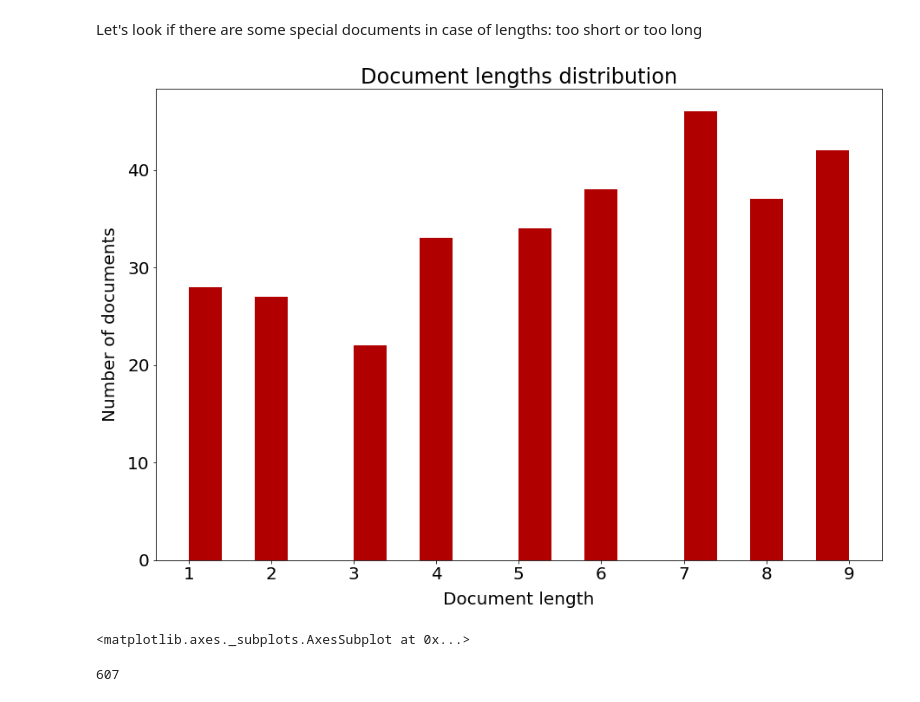
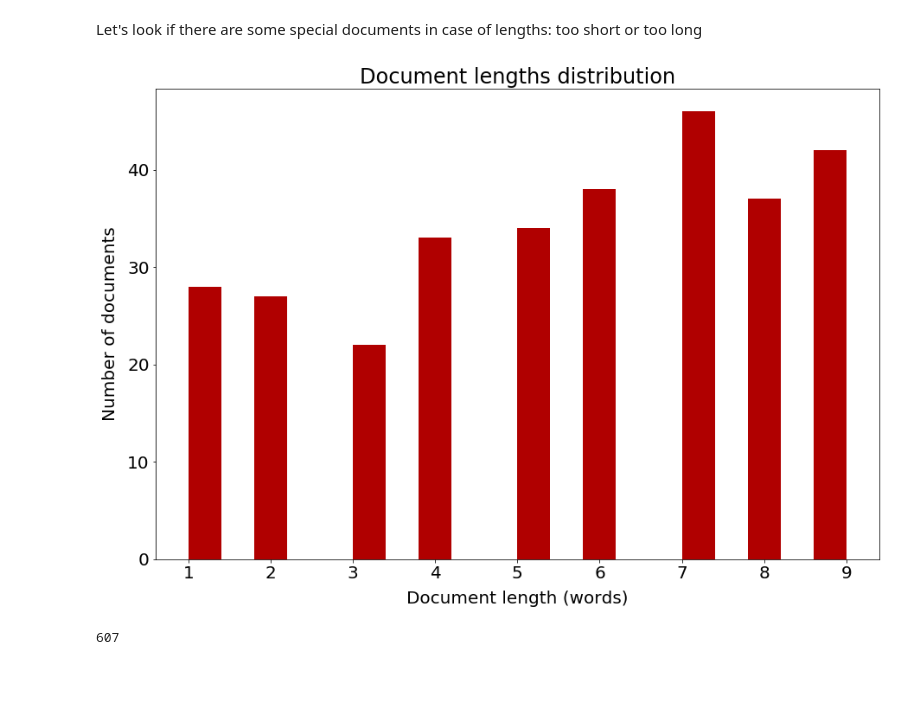
Before and after one commit to Alvant/20-newsgroups-secrets, a Jupyter notebook: Basic-Study-of-the-20-Newsgroups-Dataset.ipynb, the cells around one changed output. Saved outputs shown, nothing was run; the diff lists cells and outputs as text; code cells hidden in the pictures; blank space fills up the shorter version.

```diff
--- a/Basic-Study-of-the-20-Newsgroups-Dataset.ipynb
+++ b/Basic-Study-of-the-20-Newsgroups-Dataset.ipynb
@@ -15,0 +24,2 @@ from matplotlib import pyplot as plt
+# %%
+plt.rcParams['font.size']
@@ -124,6 +138,7 @@ Below are just some functions for analyzing texts.
 # %%
 COLOR = (176/255, 0, 0)
 FIGSIZE = (15, 10)
+SMALL_FIGSIZE = (10, 6)
 LINEWIDTH = 5
 LABELPAD = 10
 
@@ -166,9 +181,16 @@ def draw_zipfs_plot(
 
 def draw_heaps_plot(
         texts,
+        in_symbols=True,
         ax=None):
 
-    lengths = [len(t) for t in texts]
+    if in_symbols is True:
+        lengths = [len(t) for t in texts]
+        length_units = 'symbols'
+    else:
+        lengths = [len(t.split()) for t in texts]
+        length_units = 'words'
+
     num_uniques = [len(set(t.split())) for t in texts]
 
     if ax is None:
@@ -178,7 +200,7 @@ def draw_heaps_plot(
 
     ax.scatter(lengths, num_uniques, s=4 * LINEWIDTH ** 2, color=COLOR)
 
-    ax.set_xlabel('Document length', labelpad=LABELPAD)
+    ax.set_xlabel(f'Document length ({length_units})', labelpad=LABELPAD)
     ax.set_ylabel('Number of unique tokens', labelpad=LABELPAD)
     ax.set_title('Heaps\' law')
 
@@ -190,12 +212,19 @@ def draw_heaps_plot(
 
 def draw_document_lengths_histogram(
         texts,
+        in_symbols=False,
         low_outlier_percentile_bound=1,
         upper_outlier_percentile_bound=99,
         bins=200,
         ax=None):
 
-    lengths = [len(t.split()) for t in texts]
+    if in_symbols is True:
+        lengths = [len(t) for t in texts]
+        length_units = 'symbols'
+    else:
+        lengths = [len(t.split()) for t in texts]
+        length_units = 'words'
+
     low_outlier_bound = np.percentile(lengths, low_outlier_percentile_bound)
     upper_outlier_bound = np.percentile(lengths, upper_outlier_percentile_bound)
     lengths = [l for l in lengths if l > low_outlier_bound and l <= upper_outlier_bound]
@@ -207,7 +236,7 @@ def draw_document_lengths_histogram(
 
     ax.hist(lengths, bins=bins, color=COLOR)
 
-    ax.set_xlabel('Document length', labelpad=LABELPAD)
+    ax.set_xlabel(f'Document length ({length_units})', labelpad=LABELPAD)
     ax.set_ylabel('Number of documents', labelpad=LABELPAD)
     ax.set_title('Document lengths distribution')
 
@@ -295,13 +327,14 @@ Let's look if there are some special documents in case of lengths: too short or
 # %%
 draw_document_lengths_histogram(
     train_dataset.data,
     low_outlier_percentile_bound=0,
     upper_outlier_percentile_bound=5,
-    bins=20
+    bins=20,
 )
+
+plt.show()
 # %% [output]
-[figure, old version]
+[figure, new version]
-<matplotlib.axes._subplots.AxesSubplot at 0x...>
 # %%
 suspiciously_short_texts = [
     t for t in train_dataset.data
```
Also changed, not shown: parts of 12 cells of this notebook, 1 other file.
